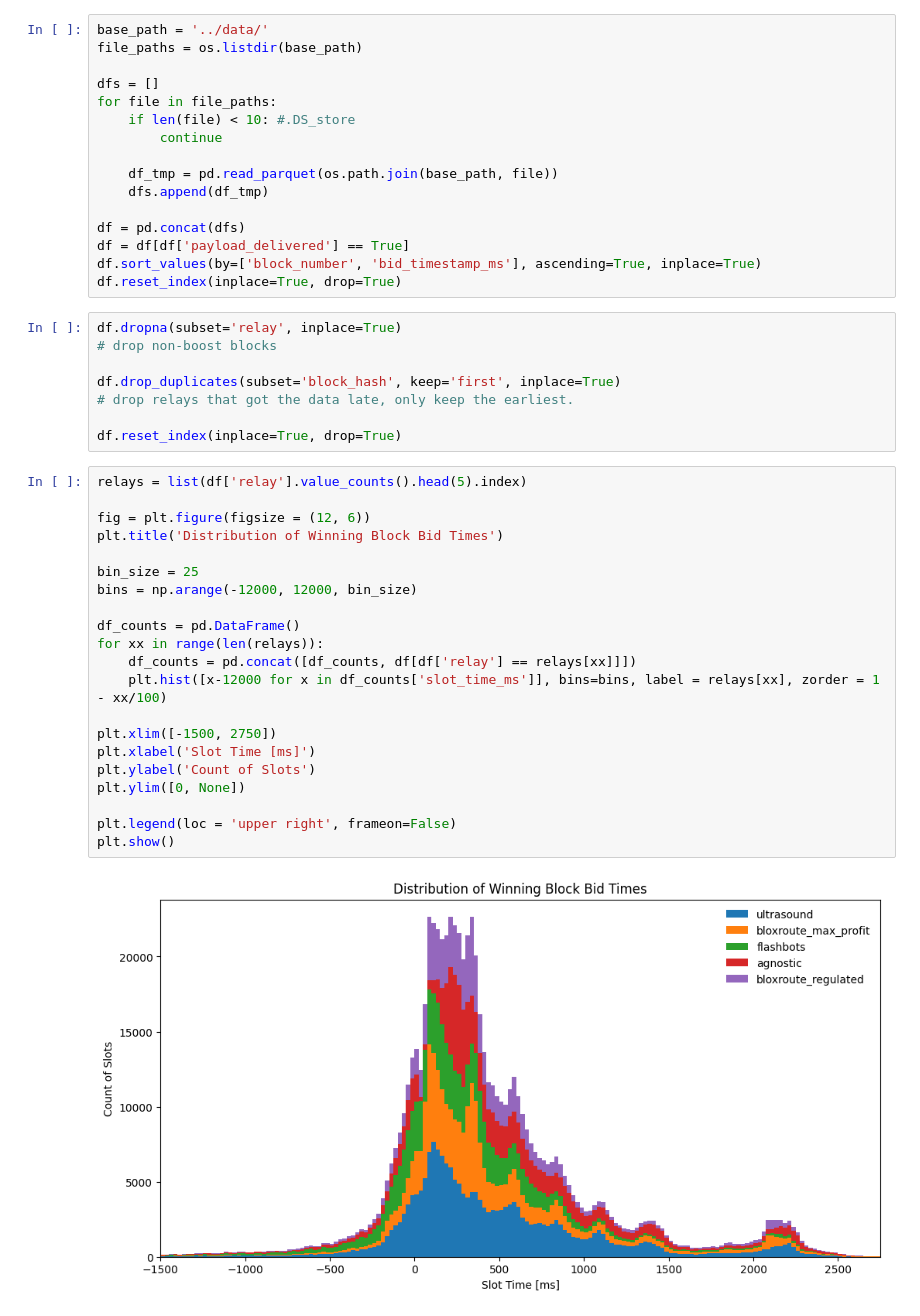
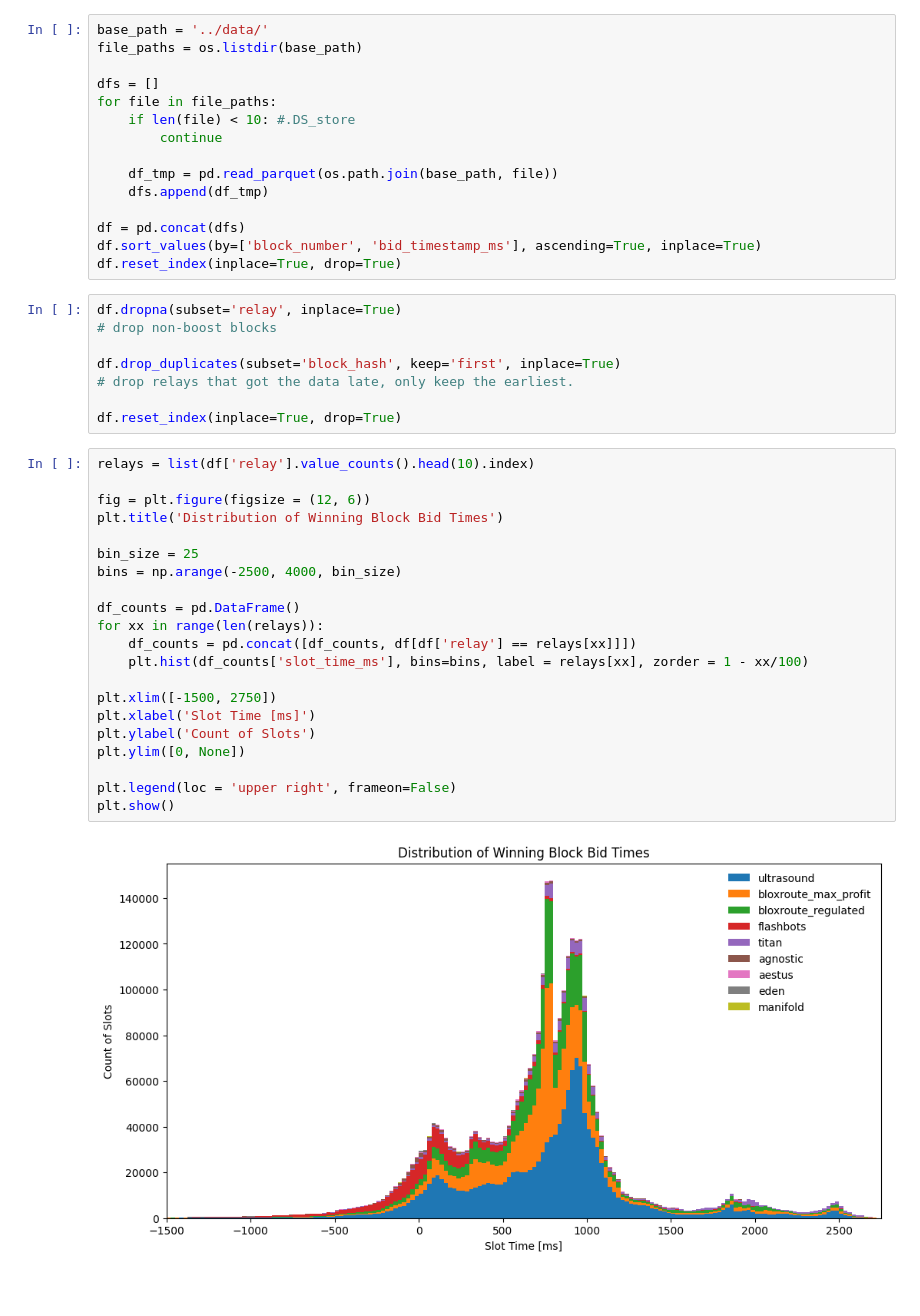
Before and after one commit to dataalways/mevboost-data, a Jupyter notebook: examples/winning-bid-times.ipynb, the cells around one changed output. Saved outputs shown, nothing was run; the diff lists cells and outputs as text; blank space fills up the shorter version.

Commit message:
Updated example for plotting winning bid times to work with new data schema

```diff
--- a/examples/winning-bid-times.ipynb
+++ b/examples/winning-bid-times.ipynb
@@ -22,7 +22,6 @@ for file in file_paths:
     dfs.append(df_tmp)
 
 df = pd.concat(dfs)
-df = df[df['payload_delivered'] == True]
 df.sort_values(by=['block_number', 'bid_timestamp_ms'], ascending=True, inplace=True)
 df.reset_index(inplace=True, drop=True)
 # %%
@@ -34,25 +33,25 @@ df.drop_duplicates(subset='block_hash', keep='first', inplace=True)
 
 df.reset_index(inplace=True, drop=True)
 # %%
-relays = list(df['relay'].value_counts().head(5).index)
+relays = list(df['relay'].value_counts().head(10).index)
 
 fig = plt.figure(figsize = (12, 6))
 plt.title('Distribution of Winning Block Bid Times')
 
 bin_size = 25
-bins = np.arange(-12000, 12000, bin_size)
+bins = np.arange(-2500, 4000, bin_size)
 
 df_counts = pd.DataFrame()
 for xx in range(len(relays)):
     df_counts = pd.concat([df_counts, df[df['relay'] == relays[xx]]])
-    plt.hist([x-12000 for x in df_counts['slot_time_ms']], bins=bins, label = relays[xx], zorder = 1 - xx/100)
+    plt.hist(df_counts['slot_time_ms'], bins=bins, label = relays[xx], zorder = 1 - xx/100)
 
 plt.xlim([-1500, 2750])
 plt.xlabel('Slot Time [ms]')
 plt.ylabel('Count of Slots')
 plt.ylim([0, None])
 
 plt.legend(loc = 'upper right', frameon=False)
 plt.show()
 # %% [output]
-[figure, old version]
+[figure, new version]
```
Also changed, not shown: parts of 1 cell of this notebook.
